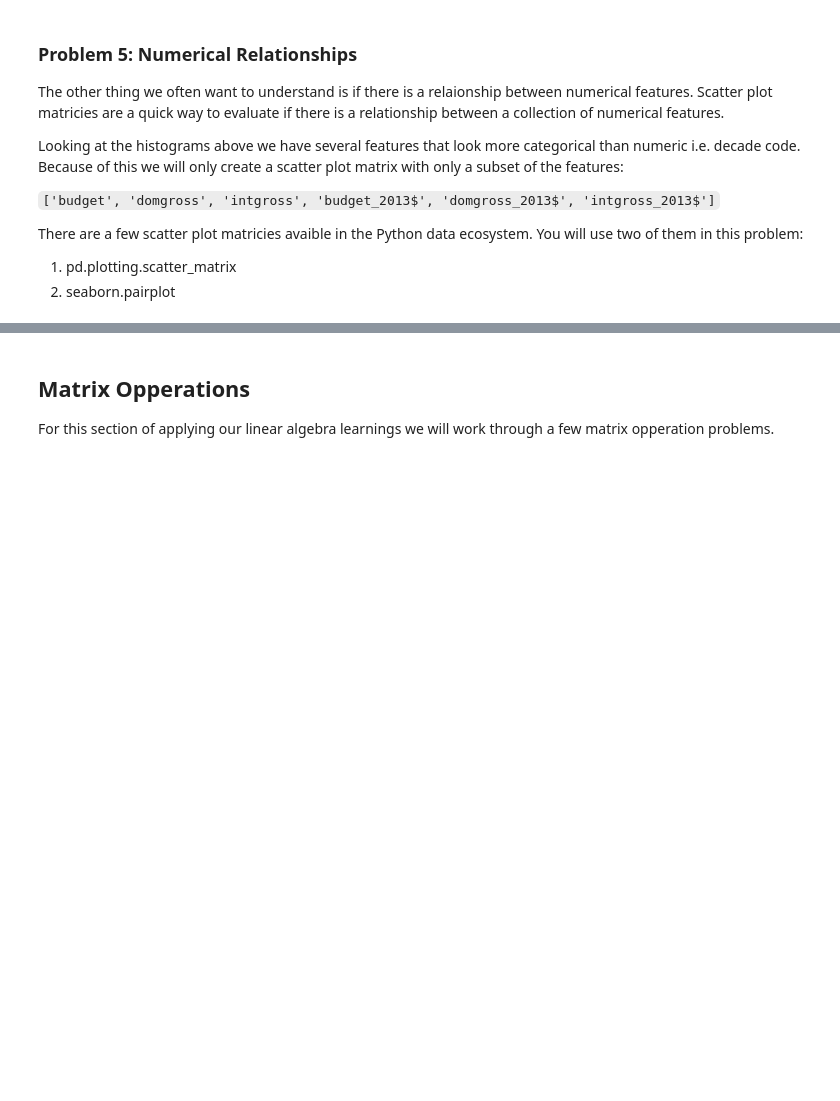
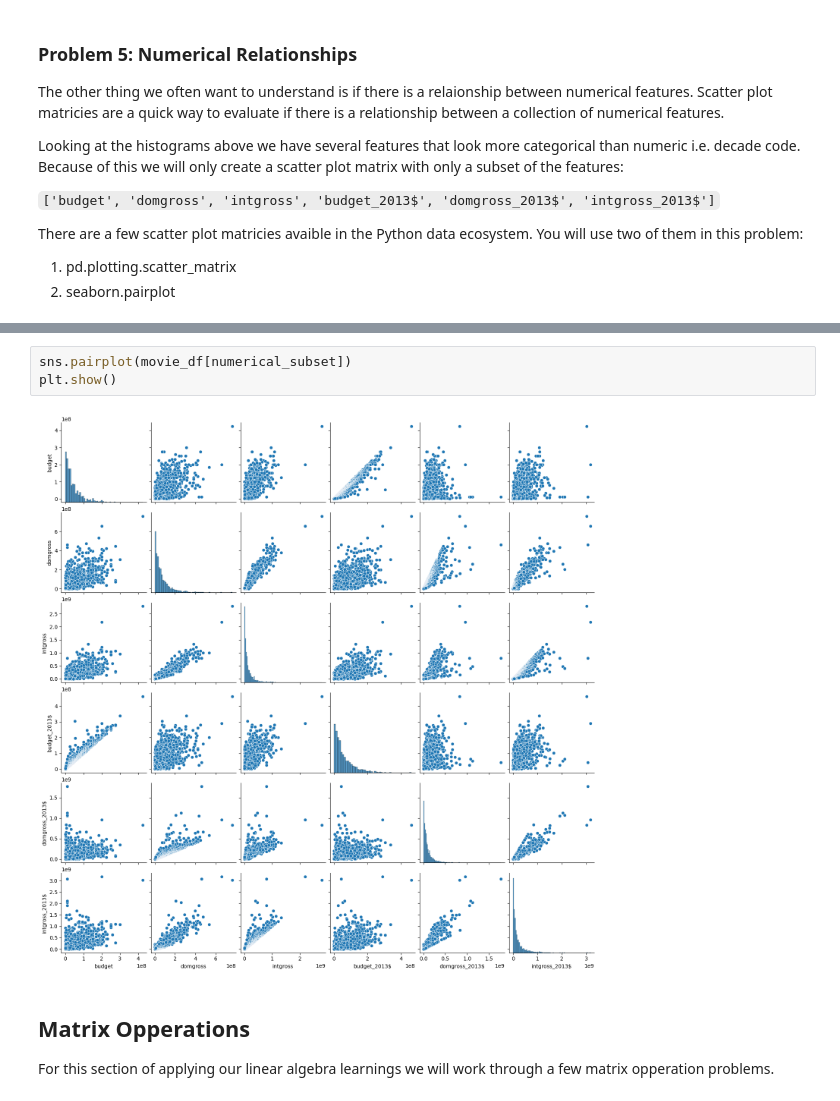
Before and after one commit to jklinck/AD450Winter2026, a Jupyter notebook: week_6_eda_matrix.ipynb, the cells around one changed output, grey strips where cells are left out. Cells and saved outputs as stored; diff of their text form; blank space fills up the shorter version.

```diff
--- a/week_6_eda_matrix.ipynb
+++ b/week_6_eda_matrix.ipynb
@@ -472,3 +499,8 @@ There are a few scatter plot matricies avaible in the Python data ecosystem. You
+# %%
+sns.pairplot(movie_df[numerical_subset])
+plt.show()
+# %% [output]
+[figure, added]
 # %% [markdown]
 ## Matrix Opperations
 
```
Also changed, not shown: parts of 3 cells of this notebook.
